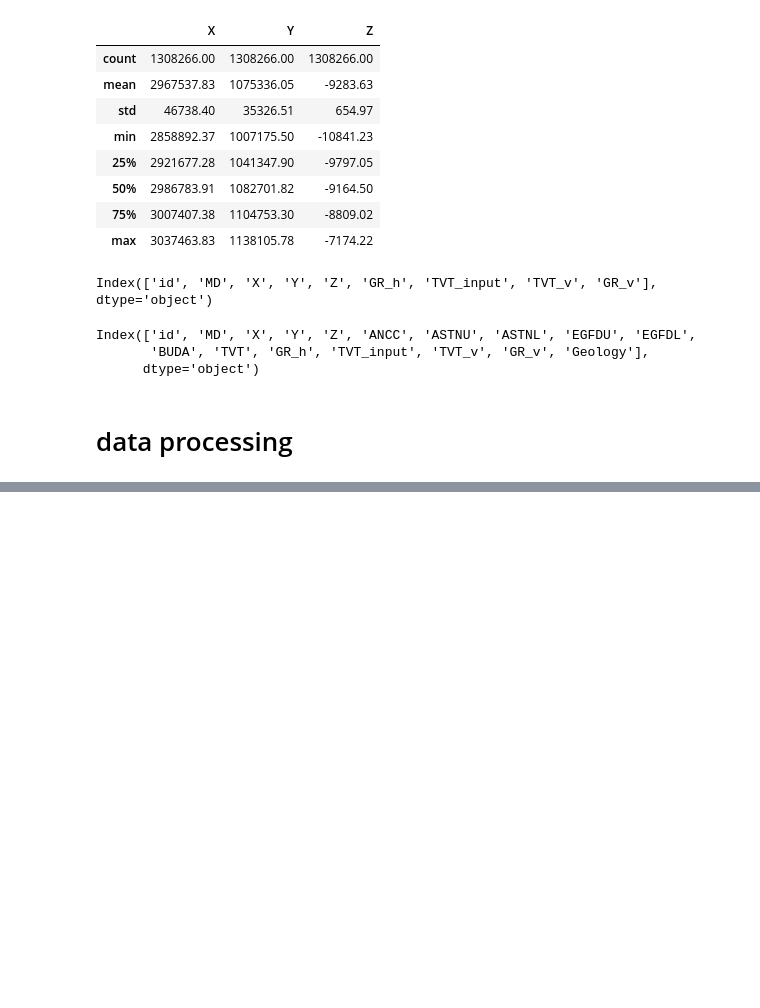
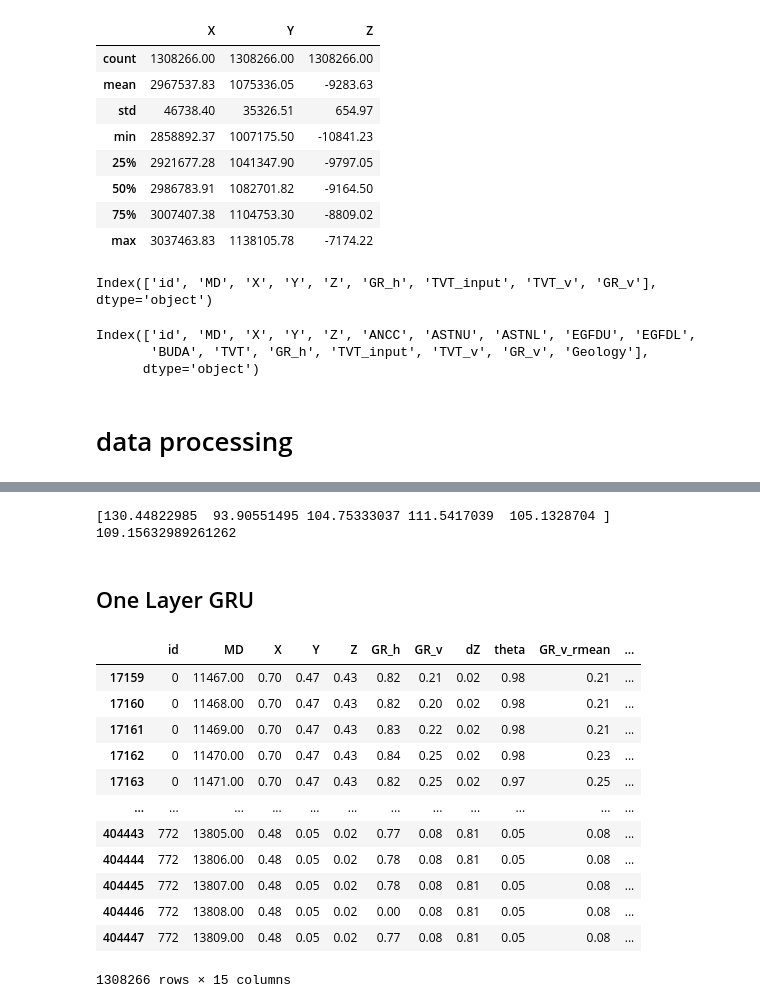
Before and after one commit to affogato-lab/rogii-crepe, a Jupyter notebook: oil-drill.ipynb, the cells around one changed output, grey strips where cells are left out. Saved outputs shown, nothing was run; the diff lists cells and outputs as text; code cells hidden in the pictures; blank space fills up the shorter version.

```diff
--- a/oil-drill.ipynb
+++ b/oil-drill.ipynb
@@ -180,0 +232,31 @@ sns.heatmap(corr_mat, cmap = 'coolwarm', annot=True, fmt = '.2f')
+# %%
+xgb = XGBRegressor()
+y = train_df_p.pop('TVT')
+
+groups = train_df_p['id']
+cv = GroupKFold()
+scores = cross_val_score(xgb, train_df_p, y, cv = cv, groups = groups,  scoring = 'neg_root_mean_squared_error')
+scores = -scores
+print(scores)
+print(sum(scores)/len(scores))
+# %% [output]
+[130.44822985  93.90551495 104.75333037 111.5417039  105.1328704 ]
+109.15632989261262
+# %% [markdown]
+## One Layer GRU
+# %%
+train_df_p
+# %% [output]
+|  | id | MD | X | Y | Z | GR_h | GR_v | dZ | theta | GR_v_rmean | ... |
+| 17159 | 0 | 11467.00 | 0.70 | 0.47 | 0.43 | 0.82 | 0.21 | 0.02 | 0.98 | 0.21 | ... |
+| 17160 | 0 | 11468.00 | 0.70 | 0.47 | 0.43 | 0.82 | 0.20 | 0.02 | 0.98 | 0.21 | ... |
+| 17161 | 0 | 11469.00 | 0.70 | 0.47 | 0.43 | 0.83 | 0.22 | 0.02 | 0.98 | 0.21 | ... |
+| 17162 | 0 | 11470.00 | 0.70 | 0.47 | 0.43 | 0.84 | 0.25 | 0.02 | 0.98 | 0.23 | ... |
+| 17163 | 0 | 11471.00 | 0.70 | 0.47 | 0.43 | 0.82 | 0.25 | 0.02 | 0.97 | 0.25 | ... |
+| ... | ... | ... | ... | ... | ... | ... | ... | ... | ... | ... | ... |
+| 404443 | 772 | 13805.00 | 0.48 | 0.05 | 0.02 | 0.77 | 0.08 | 0.81 | 0.05 | 0.08 | ... |
+| 404444 | 772 | 13806.00 | 0.48 | 0.05 | 0.02 | 0.78 | 0.08 | 0.81 | 0.05 | 0.08 | ... |
+| 404445 | 772 | 13807.00 | 0.48 | 0.05 | 0.02 | 0.78 | 0.08 | 0.81 | 0.05 | 0.08 | ... |
+| 404446 | 772 | 13808.00 | 0.48 | 0.05 | 0.02 | 0.00 | 0.08 | 0.81 | 0.05 | 0.08 | ... |
+| 404447 | 772 | 13809.00 | 0.48 | 0.05 | 0.02 | 0.77 | 0.08 | 0.81 | 0.05 | 0.08 | ... |
+1308266 rows × 15 columns
```
Also changed, not shown: parts of 9 cells of this notebook.
